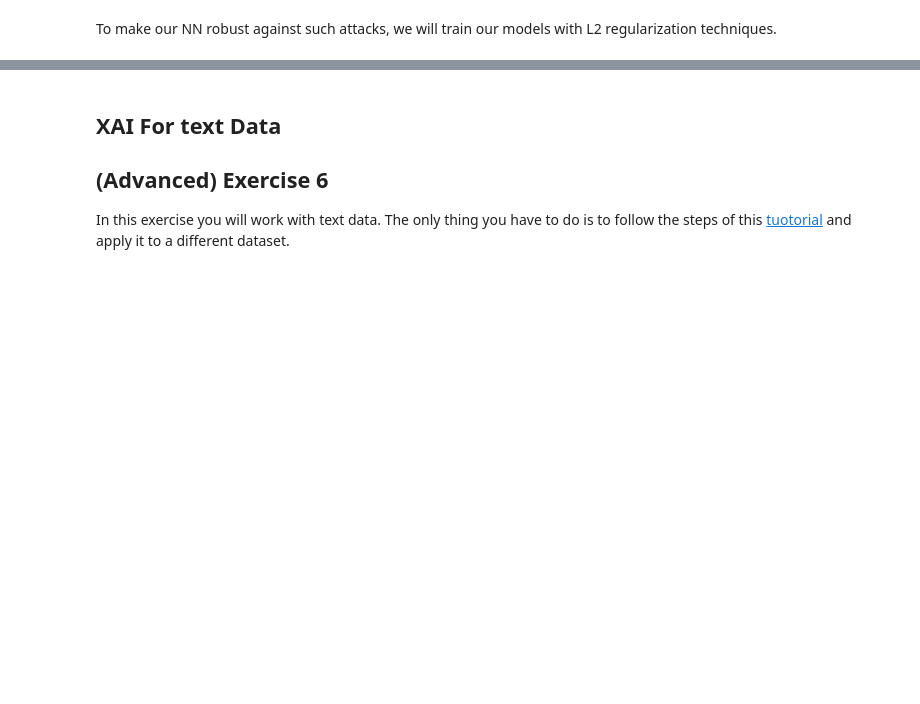
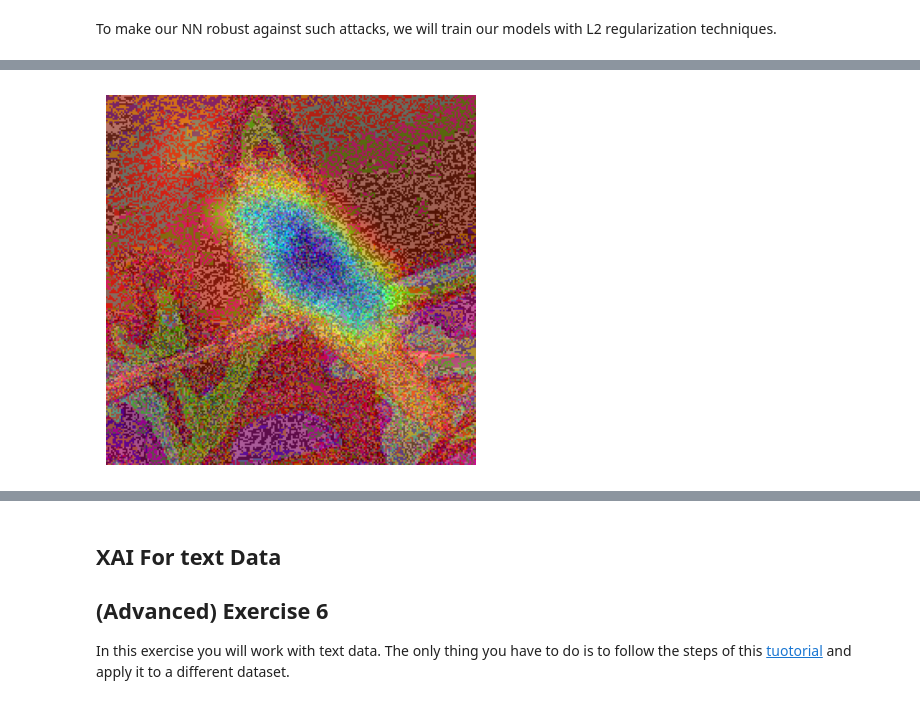
Before and after one commit to Wan-Razaq/Expainable-AI, a Jupyter notebook: 2024_Lecture_3_XAI.ipynb, the cells around one changed output, grey strips where cells are left out. Cells and saved outputs as stored; diff of their text form; code cells hidden in the pictures; blank space fills up the shorter version.

```diff
--- a/2024_Lecture_3_XAI.ipynb
+++ b/2024_Lecture_3_XAI.ipynb
@@ -199,0 +320,52 @@ Compare the results. Some points to look for are:
+# %%
+def compute_cam_vgg16(model, img):
+    # Get the feature maps from the last convolutional layer
+    last_conv_layer = model.get_layer("block5_conv3")
+    model_with_conv_output = Model(inputs=model.inputs, outputs=last_conv_layer.output)
+
+    # Compute the feature maps
+    feature_maps = model_with_conv_output.predict(img)
+
+    # Get the class index of the predicted class
+    class_idx = np.argmax(model.predict(img)[0])
+
+    # Get the weights of the final dense layer
+    final_dense_layer = model.get_layer("final_dense")
+    final_weights = final_dense_layer.get_weights()[0]
+
+    # We need to use the weights for the predicted class
+    class_weights = final_weights[:, class_idx]
+
+    # Compute the class activation map (CAM)
+    cam = np.dot(feature_maps[0], class_weights)
+
+    # Apply ReLU to the CAM
+    cam = np.maximum(cam, 0)
+
+    # Normalize the CAM
+    cam = (cam - cam.min()) / (cam.max() - cam.min())
+
+    # Resize the CAM to the size of the input image
+    cam = cv2.resize(cam, (img.shape[2], img.shape[1]))
+
+    # Convert the CAM to RGB
+    cam = np.uint8(255 * cam)
+    cam = cv2.applyColorMap(cam, cv2.COLORMAP_JET)
+
+    # Overlay the CAM on the original image
+    img = np.squeeze(img, axis=0)
+    img = np.uint8(255 * ((img + 1) / 2))
+    img = cv2.cvtColor(img, cv2.COLOR_BGR2RGB)
+    overlay = cv2.addWeighted(img, 0.6, cam, 0.4, 0)
+
+    return overlay
+
+# Compute CAM
+cam_map = compute_cam_vgg16(model, x)
+print("CAM computed successfully.")
+
+# Display the CAM
+plt.imshow(cam_map)
+plt.axis('off')
+plt.show()
+# %% [output]
@@ -199,0 +375 @@ Compare the results. Some points to look for are:
+[figure, added]
```
Also changed, not shown: parts of 12 cells of this notebook, 4 other files.
